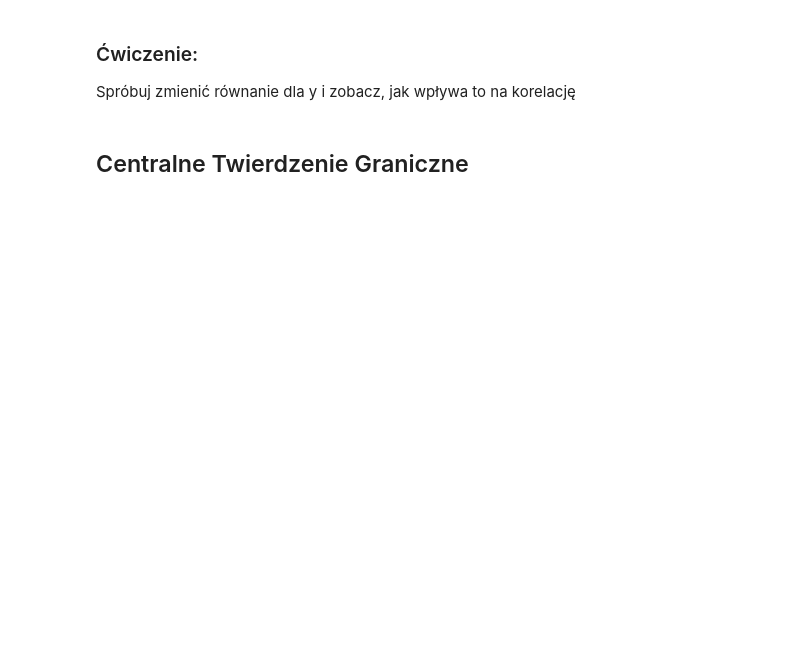
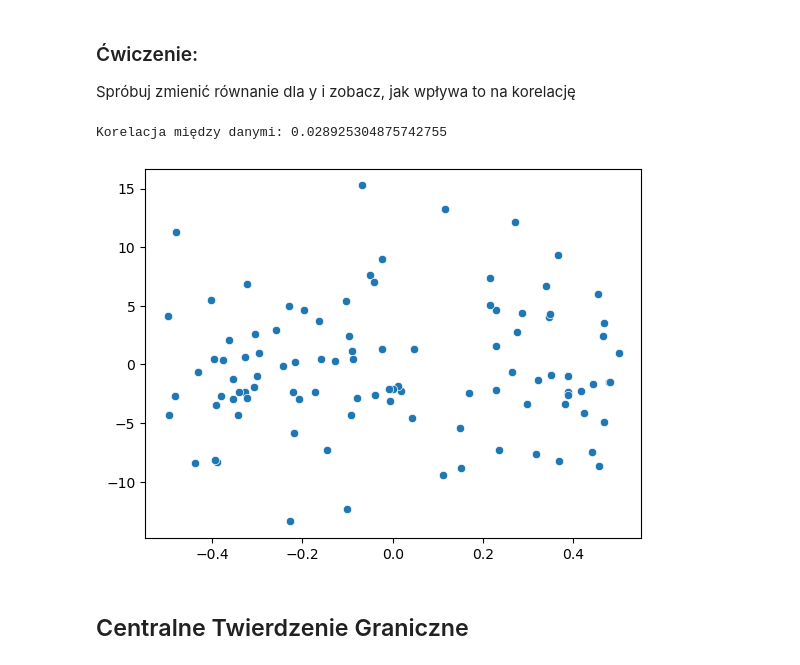
Before and after one commit to annlyd1986/labaJDA, a Jupyter notebook: codes/Laba25.ipynb, the cells around one changed output. Cells and saved outputs as stored; diff of their text form; code cells hidden in the pictures; blank space fills up the shorter version.

```diff
--- a/codes/Laba25.ipynb
+++ b/codes/Laba25.ipynb
@@ -202,6 +256,19 @@ Korelacja między danymi: 0.9853566180740114
 # %% [markdown]
 ### Ćwiczenie:
 Spróbuj zmienić równanie dla y i zobacz, jak wpływa to na korelację
+# %%
+x = np.random.rand(100)-0.5 # Generowanie zmiennej
+#print(x)
+y = x + np.random.normal(0, 5, 100) # Generowanie innej zmiennej zależnej od x
+#print(y)
+korelacja = np.corrcoef(x, y)[0, 1]
+print("\nKorelacja między danymi:", korelacja)
+
+sns.scatterplot(x = x, y = y)
+plt.show()
+# %% [output]
+Korelacja między danymi: 0.028925304875742755
+[figure, added]
 # %% [markdown]
 ## Centralne Twierdzenie Graniczne
 # %%
```
Also changed, not shown: parts of 12 cells of this notebook, 1 other file.
